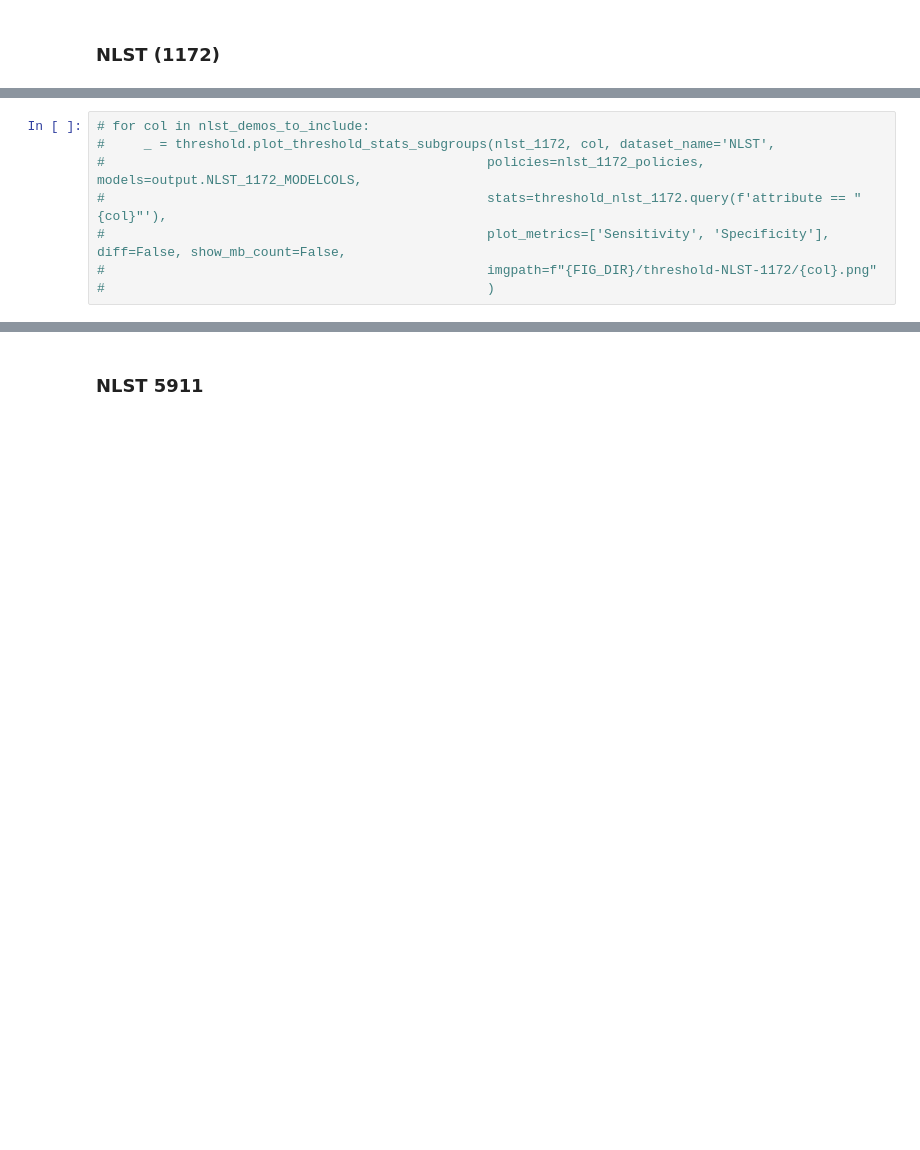
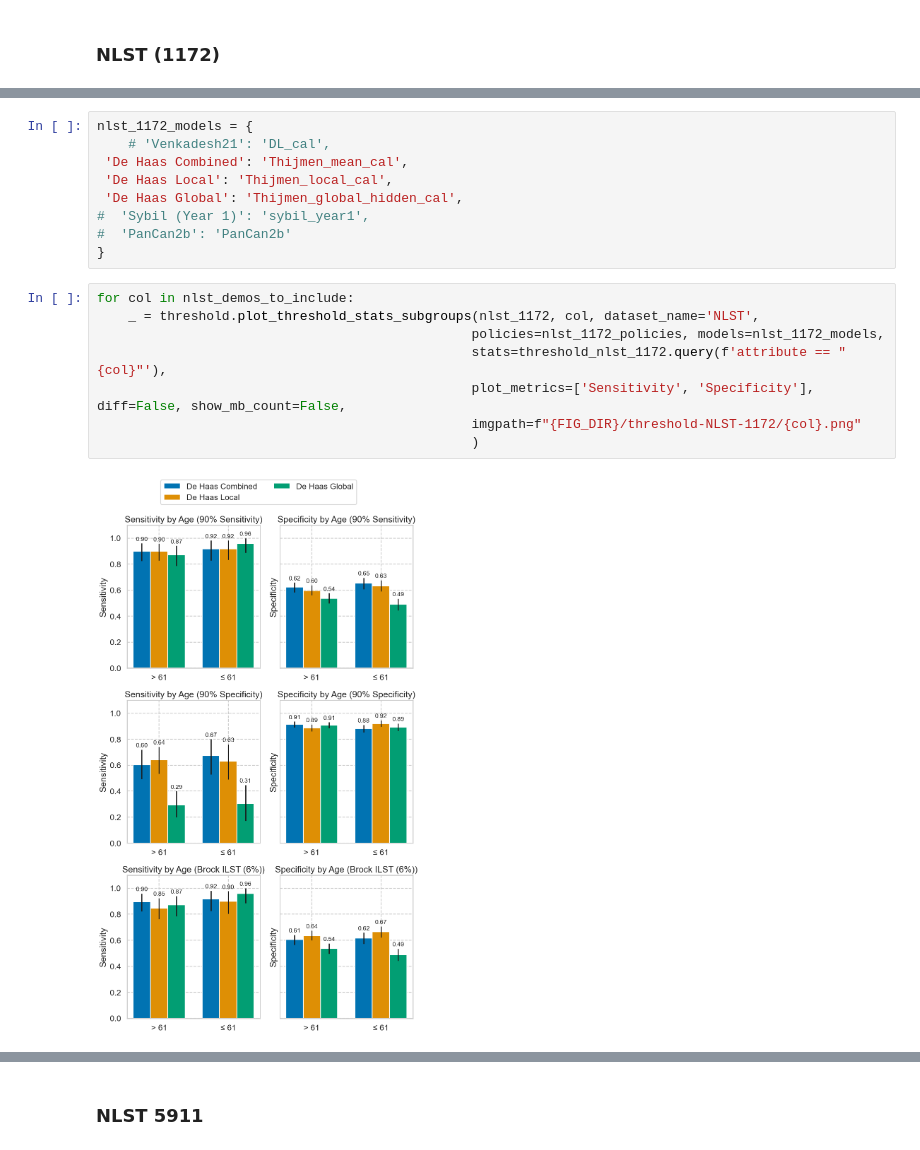
Before and after one commit to DIAGNijmegen/bodyct-lung-malignancy-fairness, a Jupyter notebook: thesis_tables.ipynb, the cells around one changed output, grey strips where cells are left out. Saved outputs shown, nothing was run; the diff lists cells and outputs as text; blank space fills up the shorter version.

Commit message:
fix threshold plots, horizontal roc

```diff
--- a/thesis_tables.ipynb
+++ b/thesis_tables.ipynb
@@ -628,8 +637,19 @@ _ = threshold.plot_threshold_stats_subgroups(dlcst_preds_pretty, 'Age', dataset_
+# %%
+nlst_1172_models = {
+    # 'Venkadesh21': 'DL_cal',
+ 'De Haas Combined': 'Thijmen_mean_cal',
+ 'De Haas Local': 'Thijmen_local_cal',
+ 'De Haas Global': 'Thijmen_global_hidden_cal',
+#  'Sybil (Year 1)': 'sybil_year1',
+#  'PanCan2b': 'PanCan2b'
+}
 # %%
-# for col in nlst_demos_to_include:
-#     _ = threshold.plot_threshold_stats_subgroups(nlst_1172, col, dataset_name='NLST',
-#                                                 policies=nlst_1172_policies, models=output.NLST_1172_MODELCOLS,
-#                                                 stats=threshold_nlst_1172.query(f'attribute == "{col}"'),
-#                                                 plot_metrics=['Sensitivity', 'Specificity'], diff=False, show_mb_count=False,
-#                                                 imgpath=f"{FIG_DIR}/threshold-NLST-1172/{col}.png"
-#                                                 )
+for col in nlst_demos_to_include:
+    _ = threshold.plot_threshold_stats_subgroups(nlst_1172, col, dataset_name='NLST',
+                                                policies=nlst_1172_policies, models=nlst_1172_models,
+                                                stats=threshold_nlst_1172.query(f'attribute == "{col}"'),
+                                                plot_metrics=['Sensitivity', 'Specificity'], diff=False, show_mb_count=False,
+                                                imgpath=f"{FIG_DIR}/threshold-NLST-1172/{col}.png"
+                                                )
+# %% [output]
+[figure, added]
```
Also changed, not shown: parts of 8 cells of this notebook, 2 other files.
